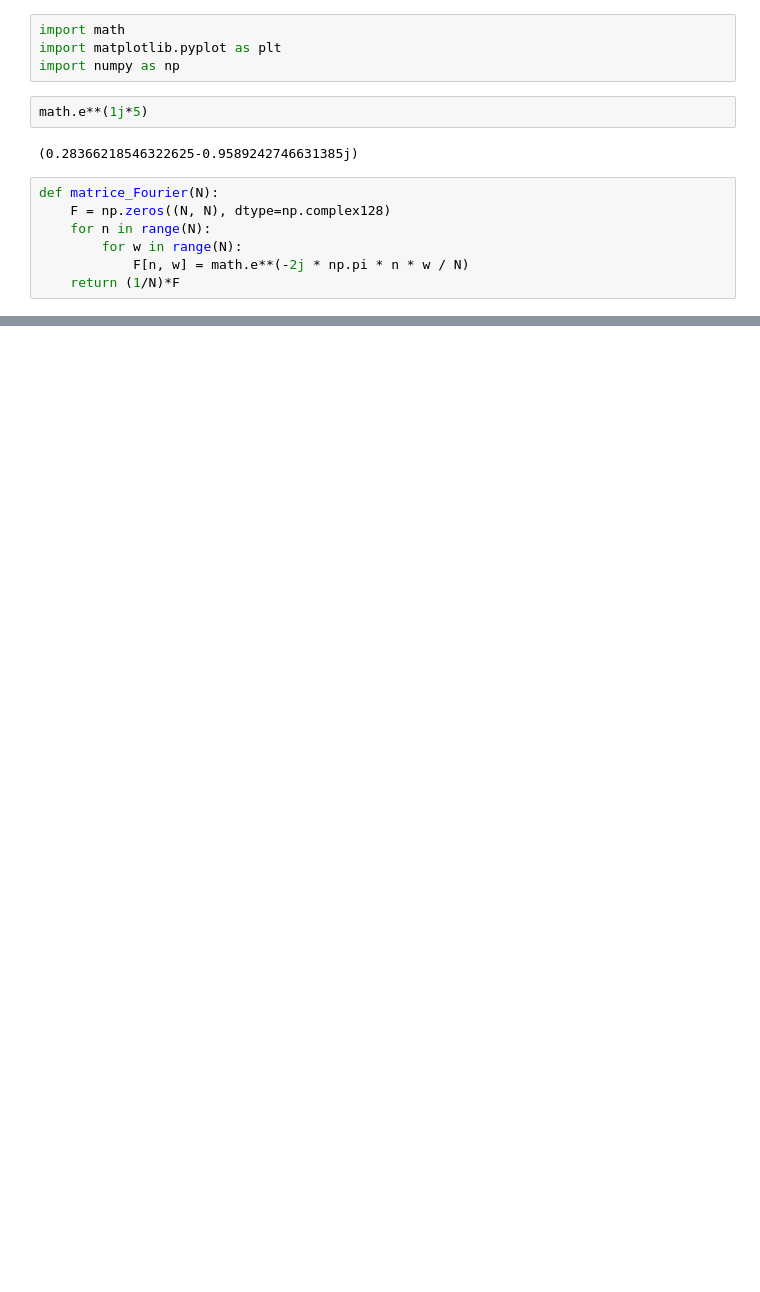
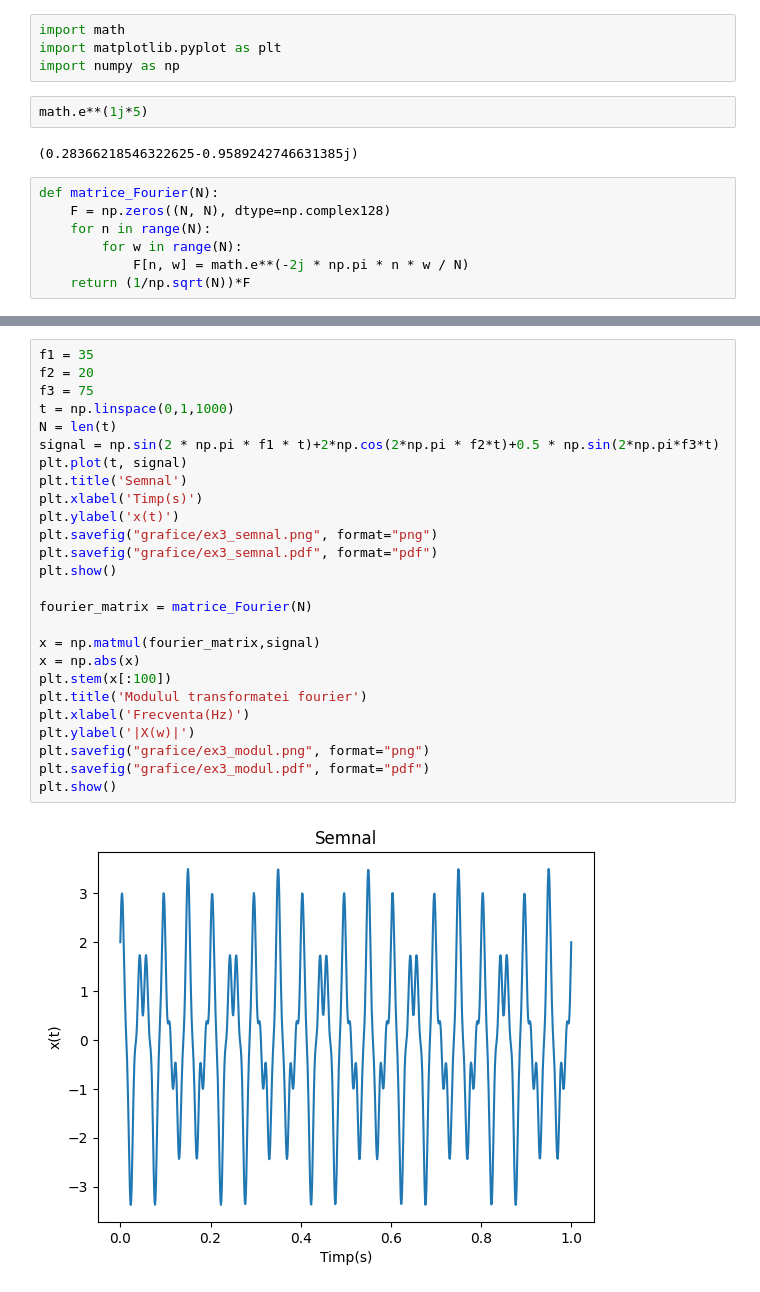
Before and after one commit to Lung-Alexandra/procesarea_semnalelor, a Jupyter notebook: Lab3/lab3.ipynb, the cells around one changed output, grey strips where cells are left out. Cells and saved outputs as stored; diff of their text form; blank space fills up the shorter version.

```diff
--- a/Lab3/lab3.ipynb
+++ b/Lab3/lab3.ipynb
@@ -12,5 +12,5 @@ def matrice_Fourier(N):
     for n in range(N):
         for w in range(N):
             F[n, w] = math.e**(-2j * np.pi * n * w / N)
-    return (1/N)*F
+    return (1/np.sqrt(N))*F
 # %%
@@ -100,0 +128,28 @@ plt.show()
+# %%
+f1 = 35
+f2 = 20
+f3 = 75
+t = np.linspace(0,1,1000)
+N = len(t)
+signal = np.sin(2 * np.pi * f1 * t)+2*np.cos(2*np.pi * f2*t)+0.5 * np.sin(2*np.pi*f3*t)
+plt.plot(t, signal)
+plt.title('Semnal')
+plt.xlabel('Timp(s)')
+plt.ylabel('x(t)')
+plt.savefig("grafice/ex3_semnal.png", format="png")
+plt.savefig("grafice/ex3_semnal.pdf", format="pdf")
+plt.show()
+
+fourier_matrix = matrice_Fourier(N)
+
+x = np.matmul(fourier_matrix,signal)
+x = np.abs(x)
+plt.stem(x[:100])
+plt.title('Modulul transformatei fourier')
+plt.xlabel('Frecventa(Hz)')
+plt.ylabel('|X(w)|')
+plt.savefig("grafice/ex3_modul.png", format="png")
+plt.savefig("grafice/ex3_modul.pdf", format="pdf")
+plt.show()
+# %% [output]
+[figure, added]
```
Also changed, not shown: parts of 5 cells of this notebook, 6 other files.
